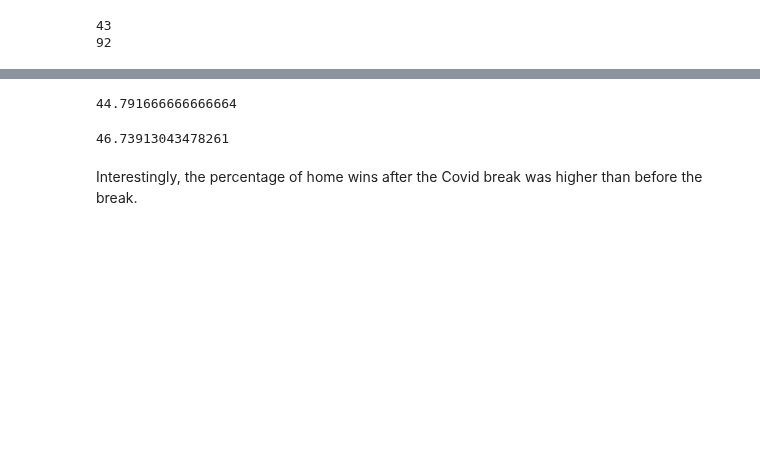
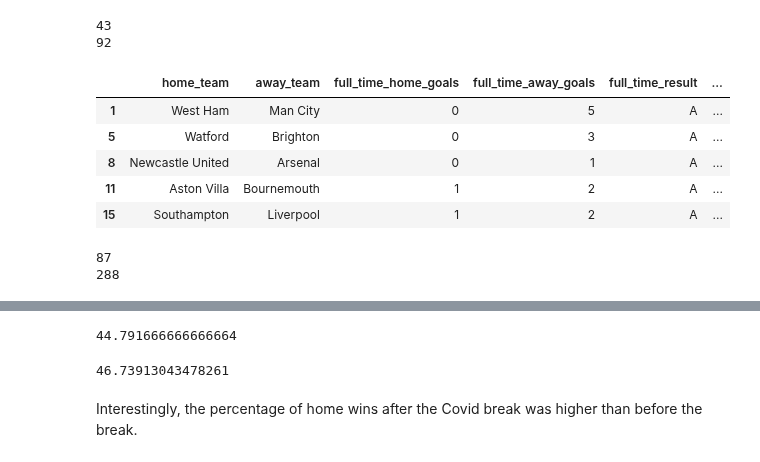
Before and after one commit to CharlesPeterMcCarthy/english-premier-league-2019-2020-statistical-analysis, a Jupyter notebook: epl-2019-2020.ipynb, the cells around one changed output, grey strips where cells are left out. Saved outputs shown, nothing was run; the diff lists cells and outputs as text; code cells hidden in the pictures; blank space fills up the shorter version.

```diff
--- a/epl-2019-2020.ipynb
+++ b/epl-2019-2020.ipynb
@@ -1365,6 +1343,9 @@ sorted_away_win_matches
 # %%
 pre_covid_home_win_matches = home_win_matches[home_win_matches.date < covid_break_date]
 post_covid_home_win_matches = home_win_matches[home_win_matches.date > covid_break_date]
+
+pre_covid_away_win_matches = away_win_matches[away_win_matches.date < covid_break_date]
+post_covid_away_win_matches = away_win_matches[away_win_matches.date > covid_break_date]
 # %%
 pre_covid_home_win_matches.head()
 # %% [output]
@@ -1395,3 +1376,18 @@ print(len(post_covid_matches))
 # %% [output]
 43
 92
+# %%
+pre_covid_away_win_matches.head()
+# %% [output]
+|  | home_team | away_team | full_time_home_goals | full_time_away_goals | full_time_result | ... |
+| 1 | West Ham | Man City | 0 | 5 | A | ... |
+| 5 | Watford | Brighton | 0 | 3 | A | ... |
+| 8 | Newcastle United | Arsenal | 0 | 1 | A | ... |
+| 11 | Aston Villa | Bournemouth | 1 | 2 | A | ... |
+| 15 | Southampton | Liverpool | 1 | 2 | A | ... |
+# %%
+print(len(pre_covid_away_win_matches))
+print(len(pre_covid_matches))
+# %% [output]
+87
+288
```
Also changed, not shown: parts of 8 cells of this notebook.
